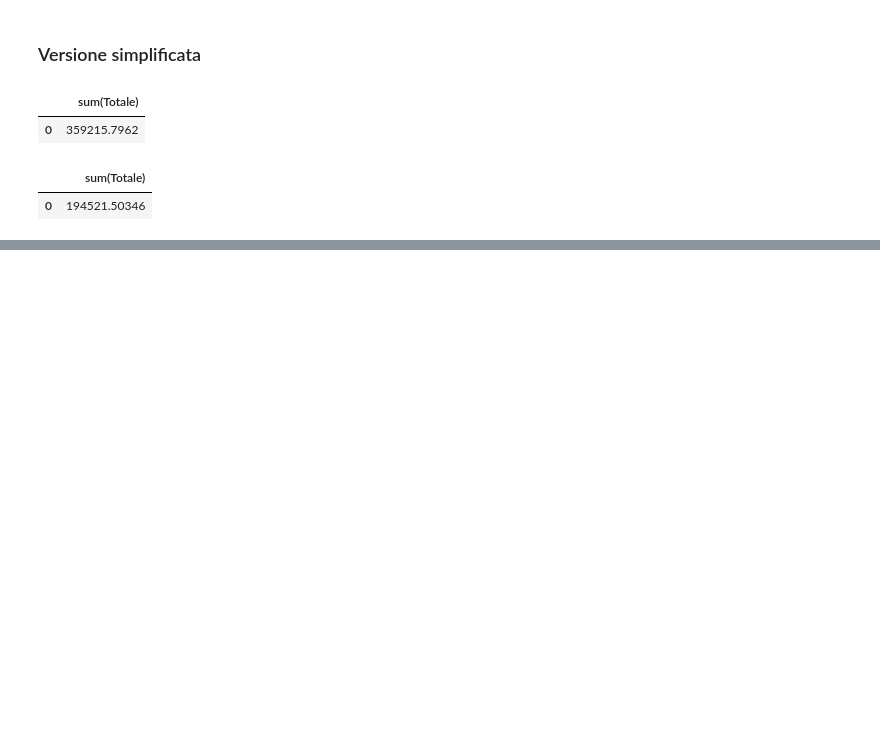
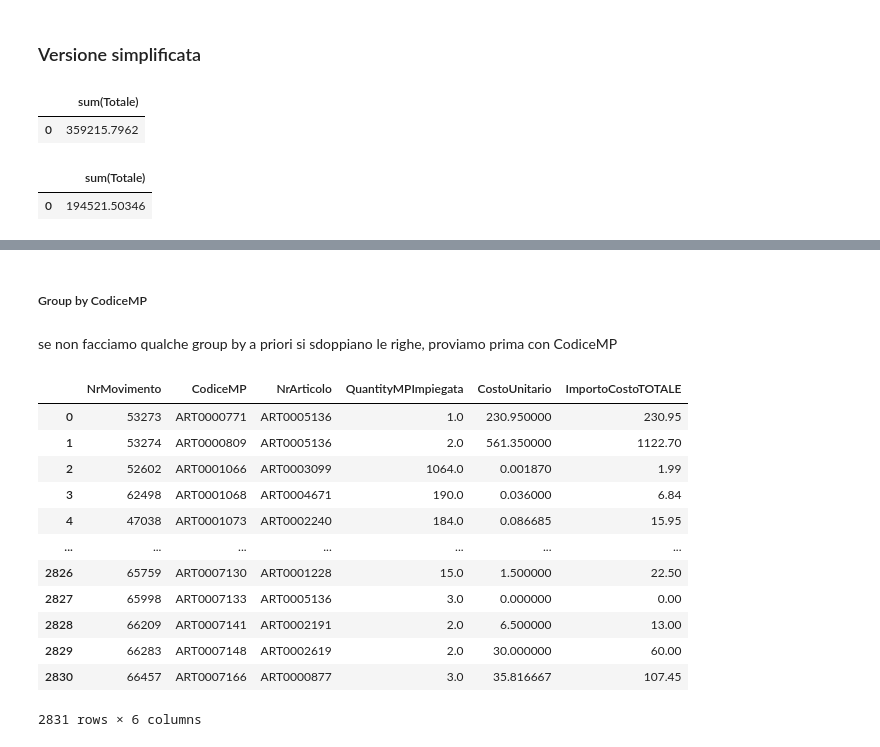
Before and after one commit to VinciGit00/SCGProject, a Jupyter notebook: Datasets/DataElaboration/TotaleDavidExtended.ipynb, the cells around one changed output, grey strips where cells are left out. Saved outputs shown, nothing was run; the diff lists cells and outputs as text; code cells hidden in the pictures; blank space fills up the shorter version.

Commit message:
scostamenti materia prima

```diff
--- a/Datasets/DataElaboration/TotaleDavidExtended.ipynb
+++ b/Datasets/DataElaboration/TotaleDavidExtended.ipynb
@@ -550,0 +600,20 @@ x = pd.merge(impiegoConsuntivo,impiegoBudget, on = ['NrArticolo','Descrizione'],
+# %% [markdown]
+##### Group by CodiceMP
+# %% [markdown]
+se non facciamo qualche group by a priori si sdoppiano le righe, proviamo prima con CodiceMP
+# %%
+consumiConsuntivoUnit
+# %% [output]
+|  | NrMovimento | CodiceMP | NrArticolo | QuantityMPImpiegata | CostoUnitario | ImportoCostoTOTALE |
+| 0 | 53273 | ART0000771 | ART0005136 | 1.0 | 230.950000 | 230.95 |
+| 1 | 53274 | ART0000809 | ART0005136 | 2.0 | 561.350000 | 1122.70 |
+| 2 | 52602 | ART0001066 | ART0003099 | 1064.0 | 0.001870 | 1.99 |
+| 3 | 62498 | ART0001068 | ART0004671 | 190.0 | 0.036000 | 6.84 |
+| 4 | 47038 | ART0001073 | ART0002240 | 184.0 | 0.086685 | 15.95 |
+| ... | ... | ... | ... | ... | ... | ... |
+| 2826 | 65759 | ART0007130 | ART0001228 | 15.0 | 1.500000 | 22.50 |
+| 2827 | 65998 | ART0007133 | ART0005136 | 3.0 | 0.000000 | 0.00 |
+| 2828 | 66209 | ART0007141 | ART0002191 | 2.0 | 6.500000 | 13.00 |
+| 2829 | 66283 | ART0007148 | ART0002619 | 2.0 | 30.000000 | 60.00 |
+| 2830 | 66457 | ART0007166 | ART0000877 | 3.0 | 35.816667 | 107.45 |
+2831 rows × 6 columns
```
Also changed, not shown: parts of 17 cells of this notebook.
